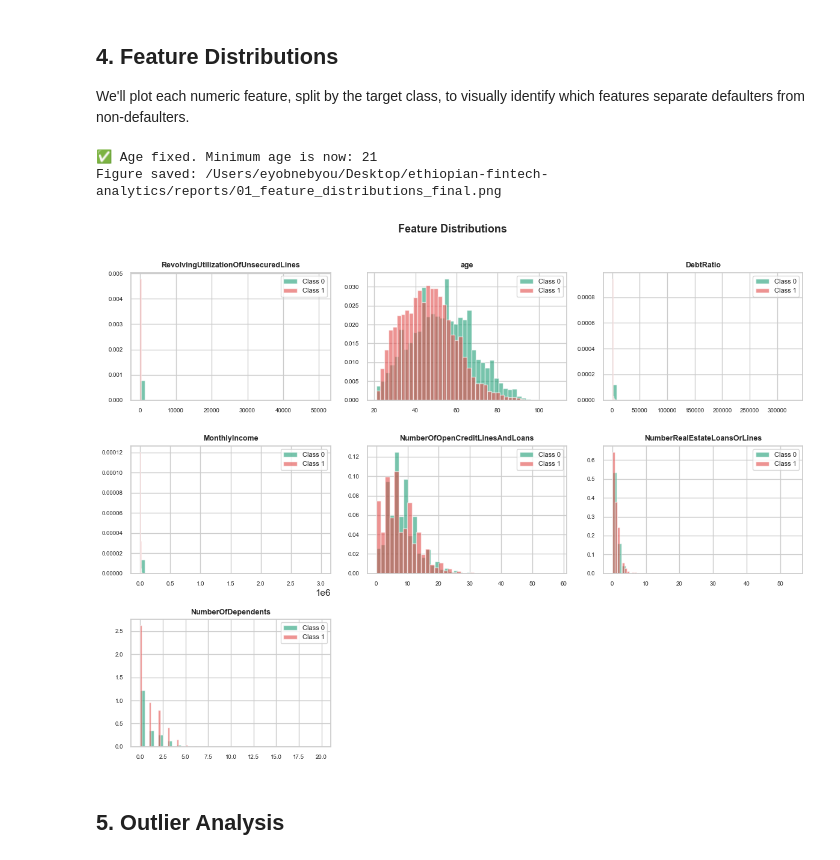
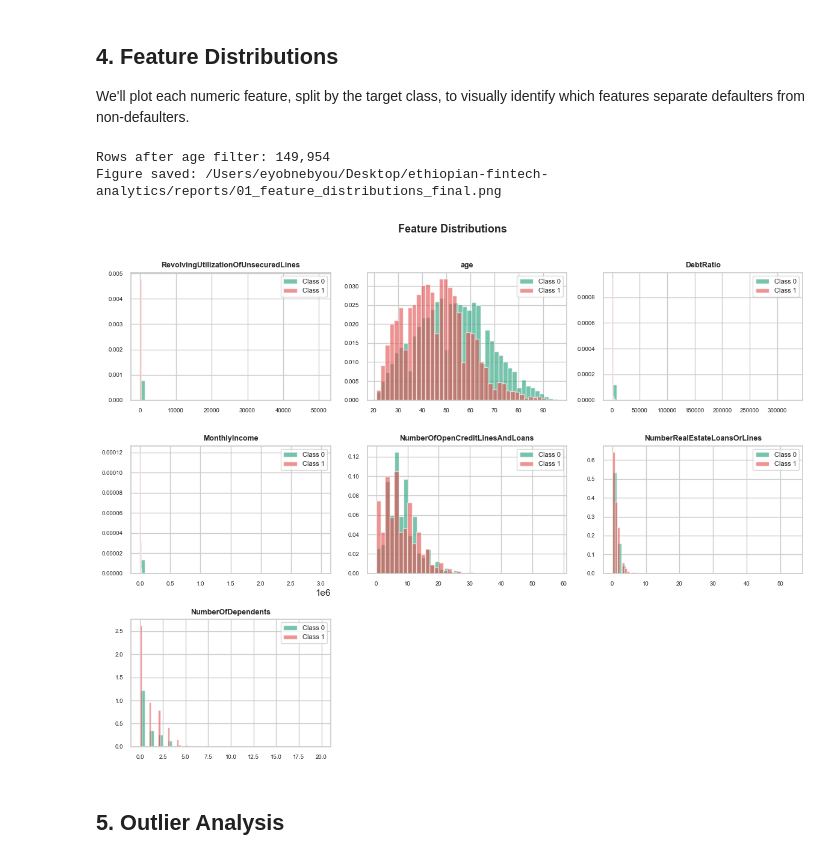
Before and after one commit to yeezyyoba/ethiopian-fintech-analytics, a Jupyter notebook: notebooks/01_EDA_credit_risk.ipynb, the cells around one changed output. Cells and saved outputs as stored; diff of their text form; code cells hidden in the pictures.

Commit message:
fixed the age filter and removed the upper clip for RevolvingUtilizationOfUnsecuredLines

```diff
--- a/notebooks/01_EDA_credit_risk.ipynb
+++ b/notebooks/01_EDA_credit_risk.ipynb
@@ -169,34 +169,35 @@ Substituted Median Income: $5,400.00
 
 We'll plot each numeric feature, split by the target class, to visually identify which features separate defaulters from non-defaulters.
 # %%
-# ── 1. Fix Age Logic Errors ─────────────────────────────────────
+#  1. Fix Age Logic Errors
 
 # We keep only rows where age is 18 or older
 # This removes the "0" values and any other children in the dataset
-df = df[df['age'] >= 18]
+df = df[(df['age'] >= 18) & (df['age'] <= 96)]
+print(f"Rows after age filter: {len(df):,}")
 
-print(f"✅ Age fixed. Minimum age is now: {df['age'].min()}")
 
-# ── 2. Re-run Final Distributions ───────────────────────────────
+
+#  2. Re-run Final Distributions
 
 numeric_features = [
     'RevolvingUtilizationOfUnsecuredLines',
     'age',
     'DebtRatio',
     'MonthlyIncome',
     'NumberOfOpenCreditLinesAndLoans',
     'NumberRealEstateLoansOrLines',
     'NumberOfDependents'
 ]
 
 # Ensure we use the target variable defined earlier
 fig = plot_numeric_distributions(df, numeric_features, target='default_target', ncols=3)
 save_figure(fig, '01_feature_distributions_final.png')
 plt.show()
 # %% [output]
-✅ Age fixed. Minimum age is now: 21
+Rows after age filter: 149,954
 Figure saved: /Users/eyobnebyou/Desktop/ethiopian-fintech-analytics/reports/01_feature_distributions_final.png
-[figure, old version]
+[figure, new version]
 # %% [markdown]
 ## 5. Outlier Analysis
 # %%
```
Also changed, not shown: parts of 13 cells of this notebook.
